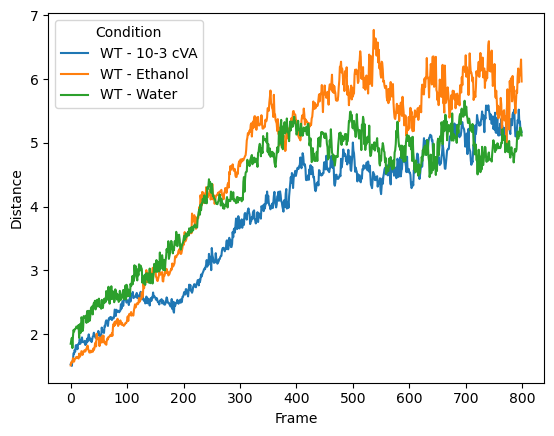
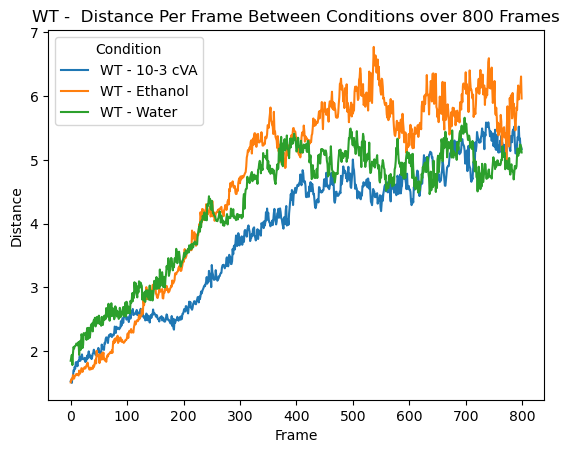
The notebook cell's code change between the first figure and the second:
--- before
+++ after
@@ -1,3 +1,6 @@
 frame_dist_df_WT = frame_dist_df_WT.groupby(['Condition', 'Frame']).Distance.mean()
 
-sbs.lineplot(data = frame_dist_df_WT, x = 'Frame' ,y = frame_dist_df, hue = 'Condition')
+ax = sbs.lineplot(data = frame_dist_df_WT, x = 'Frame' ,y = frame_dist_df_WT, hue = 'Condition')
+plt.title('WT -  Distance Per Frame Between Conditions over 800 Frames')
+
+plt.show()

Commit: Added Titles to existing plots